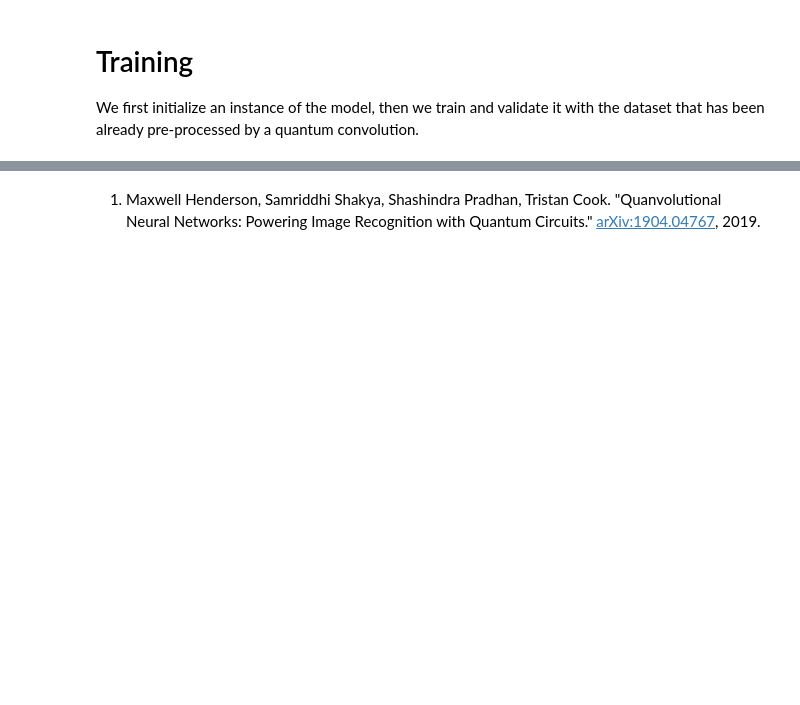
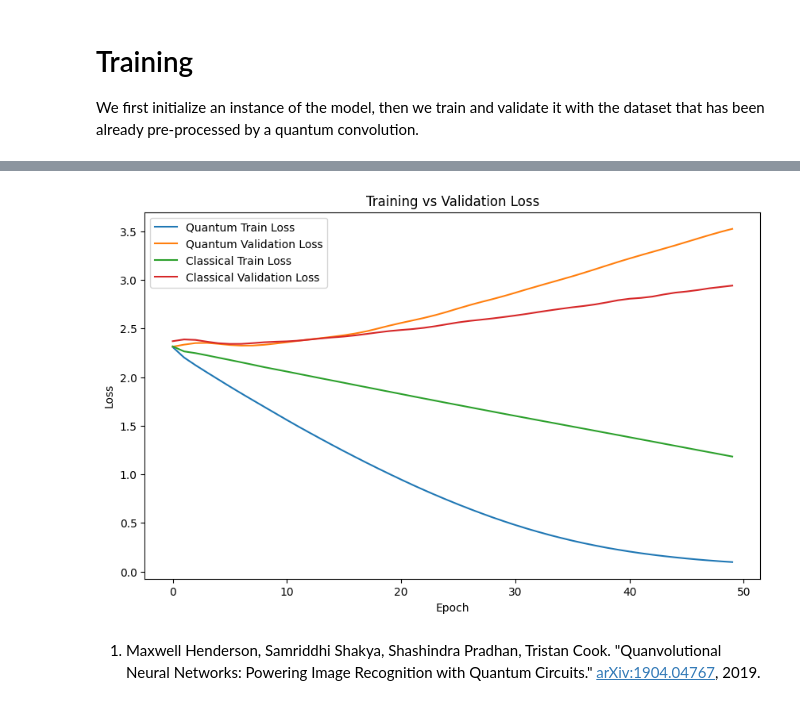
Before and after one commit to msoliviawatt/Hybrid-Quantum-Neural-Networks-for-Image-Classification, a Jupyter notebook: quanvolution/augmented_quanvolution.ipynb, the cells around one changed output, grey strips where cells are left out. Drawn from its saved outputs; the diff is of its cells as text; code cells hidden in the pictures; blank space fills up the shorter version.

```diff
--- a/quanvolution/augmented_quanvolution.ipynb
+++ b/quanvolution/augmented_quanvolution.ipynb
@@ -618,3 +590,18 @@ plt.show()
+# %%
+plt.figure(figsize=(10, 6))
+plt.plot(q_train_loss_hist, label="Quantum Train Loss")
+plt.plot(q_val_loss_hist, label="Quantum Validation Loss")
+plt.plot(c_train_loss_hist, label="Classical Train Loss")
+plt.plot(c_val_loss_hist, label="Classical Validation Loss")
+
+plt.xlabel("Epoch")
+plt.ylabel("Loss")
+plt.legend()
+plt.title("Training vs Validation Loss")
+
+plt.show()
+# %% [output]
+[figure, added]
 # %% [markdown]
 1.  Maxwell Henderson, Samriddhi Shakya, Shashindra Pradhan, Tristan
     Cook. \"Quanvolutional Neural Networks: Powering Image Recognition
```
Also changed, not shown: parts of 23 cells of this notebook.
